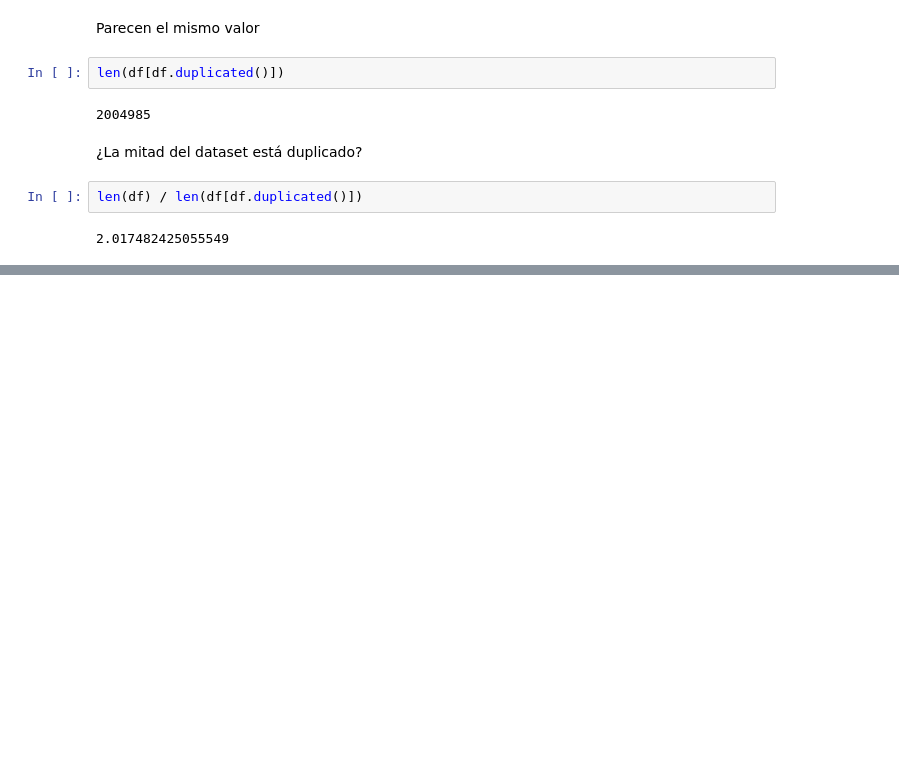
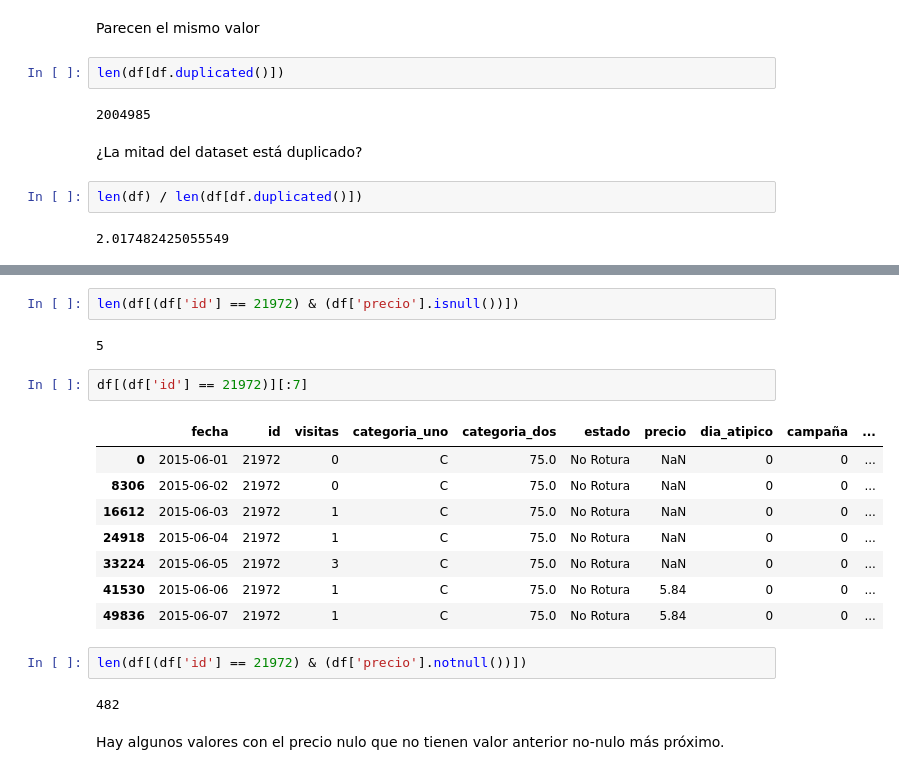
Before and after one commit to ebjaime/Atmira-Stock-Prediction, a Jupyter notebook: proyecto.ipynb, the cells around one changed output, grey strips where cells are left out. Saved outputs shown, nothing was run; the diff lists cells and outputs as text; blank space fills up the shorter version.

```diff
--- a/proyecto.ipynb
+++ b/proyecto.ipynb
@@ -265,0 +310,21 @@ memory usage: 186.8+ MB
+# %%
+len(df[(df['id'] == 21972) & (df['precio'].isnull())])
+# %% [output]
+5
+# %%
+df[(df['id'] == 21972)][:7]
+# %% [output]
+|  | fecha | id | visitas | categoria_uno | categoria_dos | estado | precio | dia_atipico | campaña | ... |
+| 0 | 2015-06-01 | 21972 | 0 | C | 75.0 | No Rotura | NaN | 0 | 0 | ... |
+| 8306 | 2015-06-02 | 21972 | 0 | C | 75.0 | No Rotura | NaN | 0 | 0 | ... |
+| 16612 | 2015-06-03 | 21972 | 1 | C | 75.0 | No Rotura | NaN | 0 | 0 | ... |
+| 24918 | 2015-06-04 | 21972 | 1 | C | 75.0 | No Rotura | NaN | 0 | 0 | ... |
+| 33224 | 2015-06-05 | 21972 | 3 | C | 75.0 | No Rotura | NaN | 0 | 0 | ... |
+| 41530 | 2015-06-06 | 21972 | 1 | C | 75.0 | No Rotura | 5.84 | 0 | 0 | ... |
+| 49836 | 2015-06-07 | 21972 | 1 | C | 75.0 | No Rotura | 5.84 | 0 | 0 | ... |
+# %%
+len(df[(df['id'] == 21972) & (df['precio'].notnull())])
+# %% [output]
+482
+# %% [markdown]
+Hay algunos valores con el precio nulo que no tienen valor anterior no-nulo más próximo.
```
Also changed, not shown: parts of 63 cells of this notebook.
